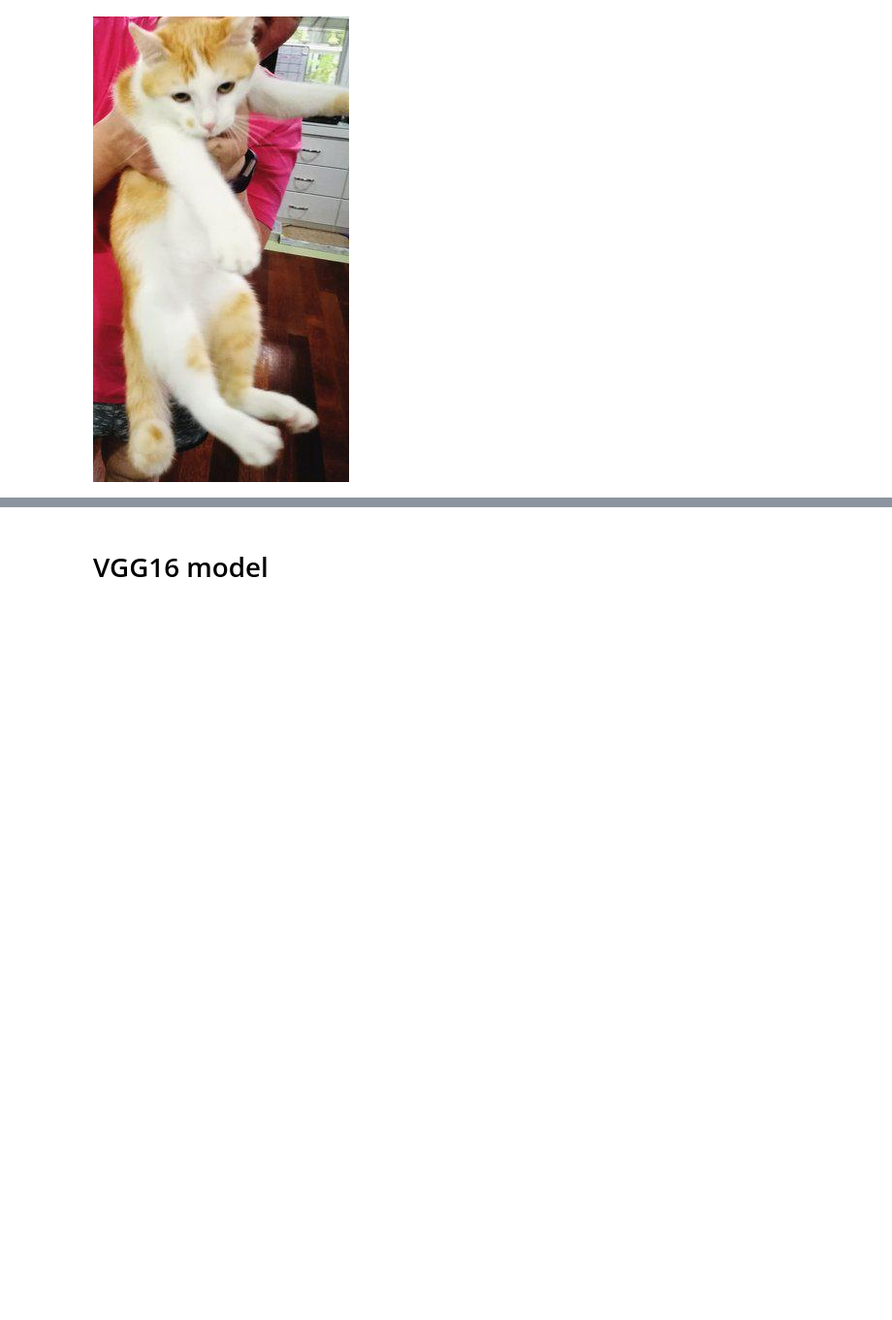
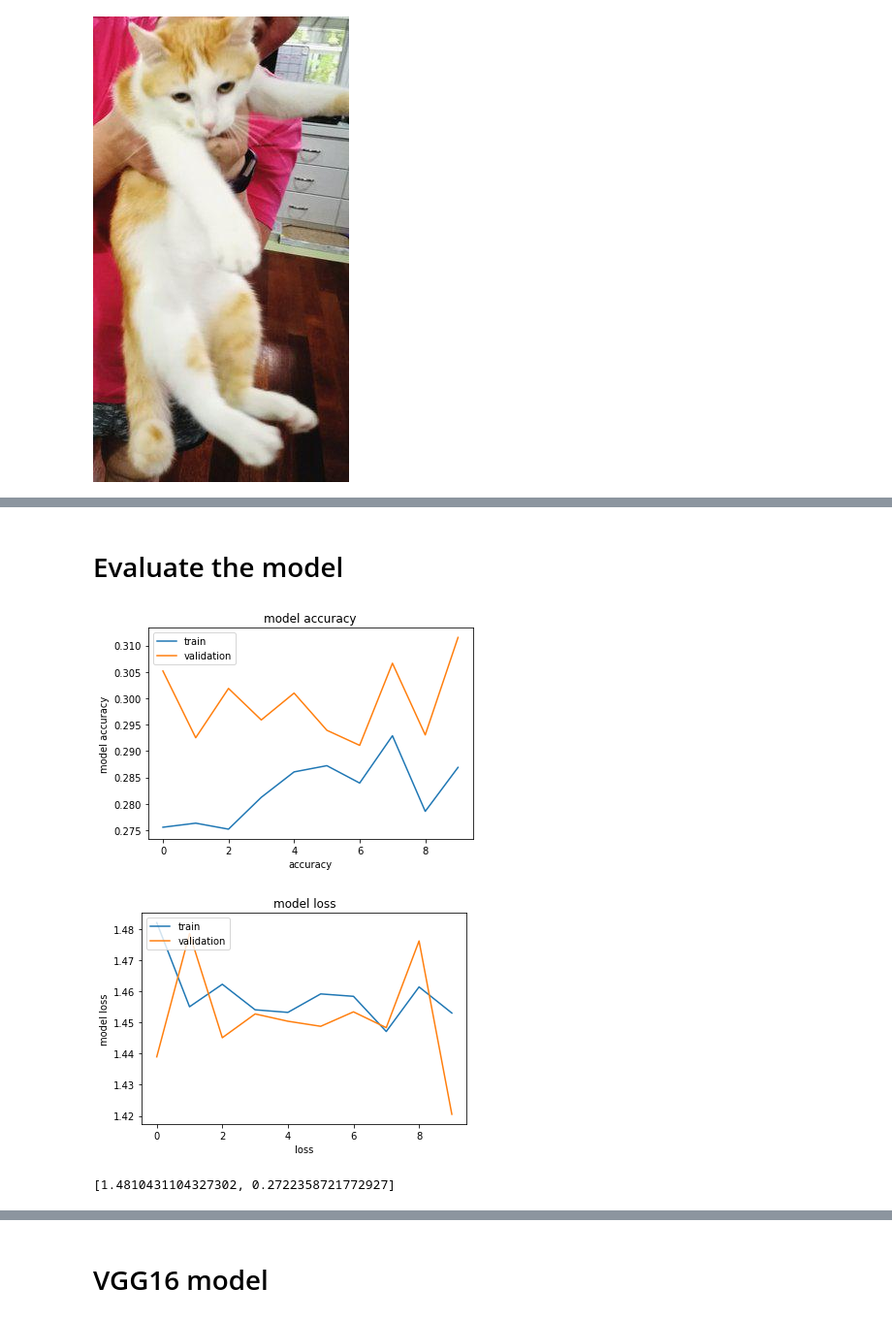
Before and after one commit to D-M-Moriarty/Pet-Adoption, a Jupyter notebook: notebooks/Pet Image Classification.ipynb, the cells around one changed output, grey strips where cells are left out. Shown: that part at 97% size. Saved outputs shown, nothing was run; the diff lists cells and outputs as text; code cells hidden in the pictures; blank space fills up the shorter version.

```diff
--- a/notebooks/Pet Image Classification.ipynb
+++ b/notebooks/Pet Image Classification.ipynb
@@ -310,3 +323,7 @@ Use ``matplotlib.pyplot.imread`` instead.
+# %%
+from sklearn.model_selection import train_test_split
+
+train, test = train_test_split(generator_df, test_size=0.2)
 # %%
 # datagen = ImageDataGenerator(
 #     featurewise_center=False,  # set input mean to 0 over the dataset
@@ -388,7 +422,7 @@ Image(filename='../pet_data/train_images/0008c5398-5.jpg')
 # %%
 model = models.Sequential()
 model.add(layers.Conv2D(32, (3, 3), activation='relu',
-                        input_shape=(100, 100, 3)))
+                        input_shape=(224, 224, 3)))
 
 model.add(layers.MaxPooling2D((2, 2)))
 model.add(layers.Conv2D(64, (3, 3), activation='relu'))
@@ -434,15 +468,18 @@ checkpoint = ModelCheckpoint(
     mode='auto'
 )
 
+STEP_SIZE_TRAIN = train_generator.n//train_generator.batch_size
+STEP_SIZE_VALID = valid_generator.n//valid_generator.batch_size
+STEP_SIZE_TEST = test_generator.n//test_generator.batch_size
 
 history = model.fit_generator(
     train_generator,
-    steps_per_epoch=100,
+    steps_per_epoch=STEP_SIZE_TRAIN,
     epochs=10,
     callbacks=[checkpoint],
-    validation_data=val_generator,
+    validation_data=valid_generator,
     use_multiprocessing=True,
-    validation_steps=1,
+    validation_steps=STEP_SIZE_VALID,
     workers=2,
     verbose=1
 )
@@ -480,0 +507,24 @@ KeyboardInterrupt
+# %% [markdown]
+# Evaluate the model
+# %%
+import matplotlib.pyplot as plt
+%matplotlib inline
+
+plt.plot(history.history['acc'])
+plt.plot(history.history['val_acc'])
+plt.title('model accuracy')
+plt.ylabel('model accuracy')
+plt.xlabel('accuracy')
+plt.legend(['train', 'validation'], loc='upper left')
+plt.show()
+
+plt.plot(history.history['loss'])
+plt.plot(history.history['val_loss'])
+plt.title('model loss')
+plt.ylabel('model loss')
+plt.xlabel('loss')
+plt.legend(['train', 'validation'], loc='upper left')
+plt.show()
+# %% [output]
+[figure, added]
+[figure, added]
@@ -480,0 +533,4 @@ KeyboardInterrupt
+# %%
+loss_and_metrics
+# %% [output]
+[1.4810431104327302, 0.2722358721772927]
```
Also changed, not shown: parts of 24 cells of this notebook, 2 other files.
